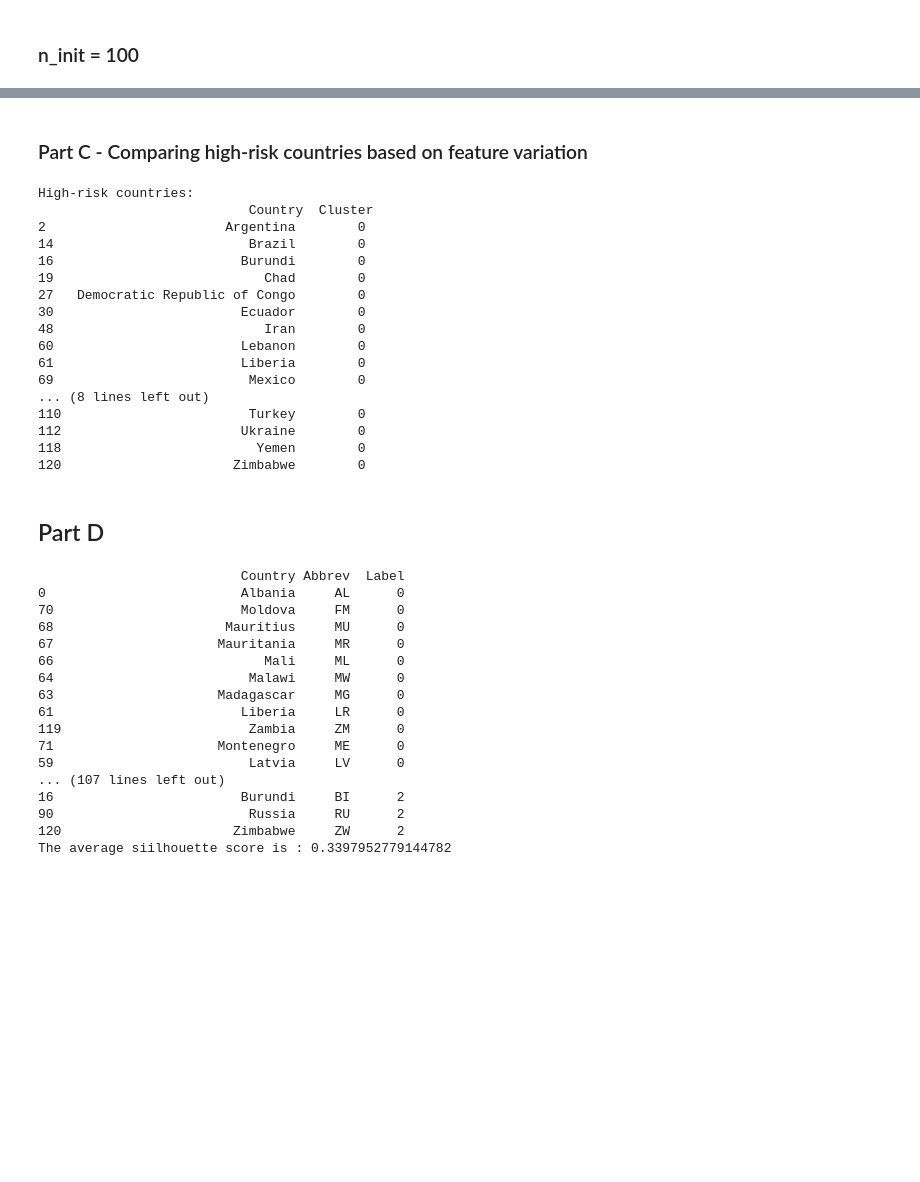
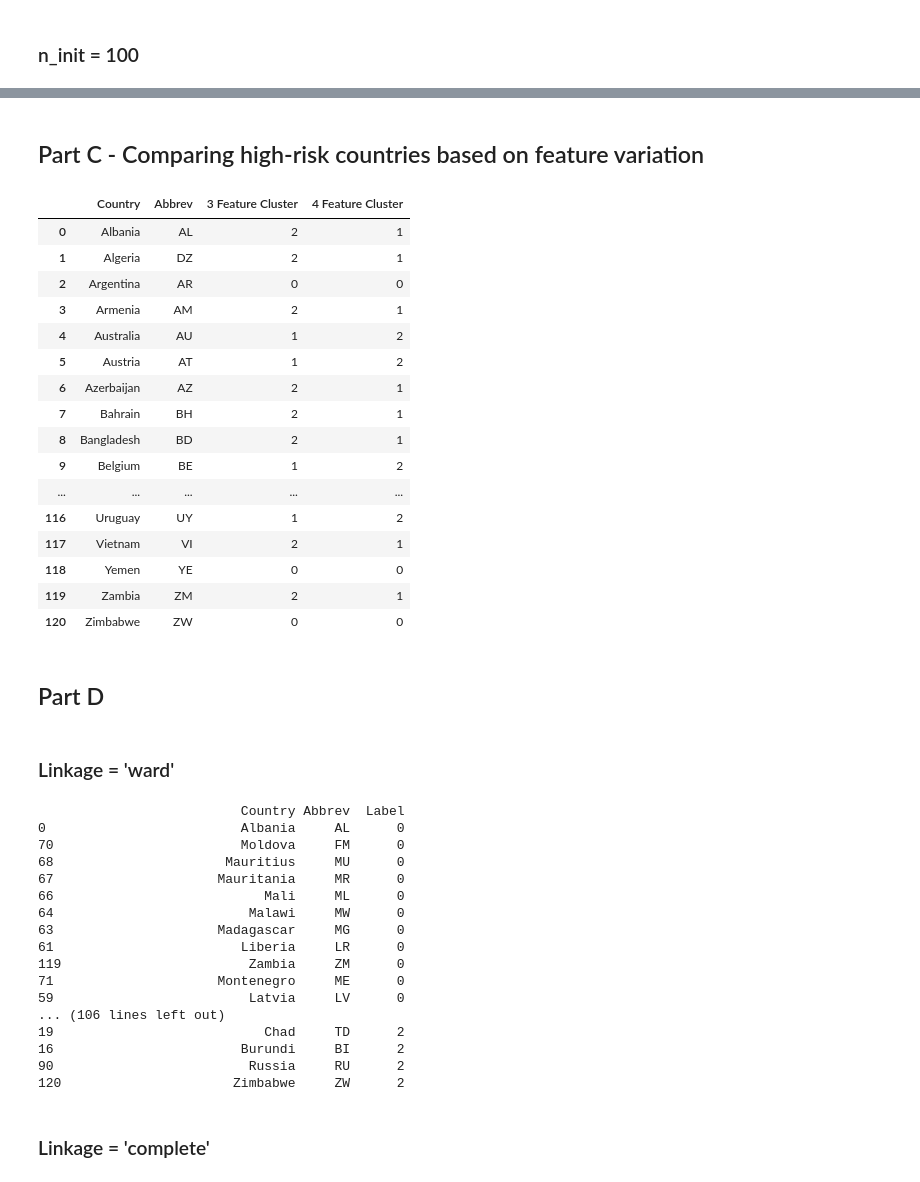
Before and after one commit to kanishsharma/rsm338, a Jupyter notebook: Assignment 2/CountryRisk_2019_kmeans_results.ipynb, the cells around one changed output, grey strips where cells are left out. Saved outputs shown, nothing was run; the diff lists cells and outputs as text; code cells hidden in the pictures; blank space fills up the shorter version.

```diff
--- a/Assignment 2/CountryRisk_2019_kmeans_results.ipynb
+++ b/Assignment 2/CountryRisk_2019_kmeans_results.ipynb
@@ -399,15 +395,14 @@ with pd.option_context('display.max_rows', None, 'display.max_columns', 3):
 # %% [markdown]
 ### n_init = 20
 # %%
-k = 3
-kmeans = KMeans(n_clusters=k, random_state=19, n_init=20)
-kmeans.fit(X)
+kmeans20 = KMeans(n_clusters=k, random_state=19, n_init=20)
+kmeans20.fit(X)
 
 # print inertia & cluster center
 print("inertia for k=3 is", kmeans.inertia_)
 print("cluster centers: ", kmeans.cluster_centers_)
 
 # take a quick look at the result
-y20 = kmeans.labels_
+y20 = kmeans20.labels_
 print("cluster labels: ", y20)
 # %% [output]
@@ -534,57 +529,53 @@ with pd.option_context('display.max_rows', None, 'display.max_columns', 3):
 # %% [markdown]
-### Part C - Comparing high-risk countries based on feature variation
+## Part C - Comparing high-risk countries based on feature variation
 # %%
 features = raw[['Corruption', 'Peace', 'Legal', 'GDP Growth']]
 
-# Standardizing the features
-scaler = StandardScaler()
-features_scaled = scaler.fit_transform(features)
+features_scaled = (features - features.mean())/ features.std()
 
 # Applying KMeans Clustering
-kmeans = KMeans(n_clusters=3, n_init=100, random_state=42)
+kmeans = KMeans(n_clusters=3, n_init=10, random_state=42)
 kmeans.fit(features_scaled)
 
-# Getting the cluster labels for each country
+
 labels = kmeans.labels_
 
-# Adding the cluster labels to your DataFrame
-raw['Cluster'] = labels
+feature4 = pd.DataFrame({'Country':raw['Country'], 'Abbrev':raw['Abbrev'], '3 Feature Cluster':labels})
+feature4_feature3_comp = pd.merge(feature4, result)
+feature4_feature3_comp = feature4_feature3_comp.rename(columns={'Label' : '4 Feature Cluster'})
 
+pd.set_option("display.max_rows", None)
 
-high_risk_countries = raw[raw['Cluster'] == 0]
-
-# Printing out the high-risk countries
-print("High-risk countries:\n", high_risk_countries[['Country', 'Cluster']])
+feature4_feature3_comp
 # %% [output]
-High-risk countries:
-                           Country  Cluster
-2                       Argentina        0
-14                         Brazil        0
-16                        Burundi        0
-19                           Chad        0
-27   Democratic Republic of Congo        0
-30                        Ecuador        0
-48                           Iran        0
-60                        Lebanon        0
-61                        Liberia        0
-69                         Mexico        0
-... (8 lines left out)
-110                        Turkey        0
-112                       Ukraine        0
-118                         Yemen        0
-120                      Zimbabwe        0
+|  | Country | Abbrev | 3 Feature Cluster | 4 Feature Cluster |
+| 0 | Albania | AL | 2 | 1 |
+| 1 | Algeria | DZ | 2 | 1 |
+| 2 | Argentina | AR | 0 | 0 |
+| 3 | Armenia | AM | 2 | 1 |
+| 4 | Australia | AU | 1 | 2 |
+| 5 | Austria | AT | 1 | 2 |
+| 6 | Azerbaijan | AZ | 2 | 1 |
+| 7 | Bahrain | BH | 2 | 1 |
+| 8 | Bangladesh | BD | 2 | 1 |
+| 9 | Belgium | BE | 1 | 2 |
+| ... | ... | ... | ... | ... |
+| 116 | Uruguay | UY | 1 | 2 |
+| 117 | Vietnam | VI | 2 | 1 |
+| 118 | Yemen | YE | 0 | 0 |
+| 119 | Zambia | ZM | 2 | 1 |
+| 120 | Zimbabwe | ZW | 0 | 0 |
 # %% [markdown]
 ## Part D
+# %% [markdown]
+### Linkage = 'ward'
 # %%
 agglomerative_clusters = AgglomerativeClustering(n_clusters=3, linkage='ward').fit(X)
 c_ward = agglomerative_clusters.labels_
 
-result = pd.DataFrame({'Country':raw['Country'], 'Abbrev':raw['Abbrev'], 'Label':c_ward})
+result_aw = pd.DataFrame({'Country':raw['Country'], 'Abbrev':raw['Abbrev'], 'Label':c_ward})
 with pd.option_context('display.max_rows', None, 'display.max_columns', 3):
-    print(result.sort_values('Label'))
-
-ward_silhouette = silhouette_score(X, c_ward)
-print("The average siilhouette score is :", ward_silhouette)
+    print(result_aw.sort_values('Label'))
 # %% [output]
                           Country Abbrev  Label
 0                         Albania     AL      0
@@ -598,11 +589,13 @@ print("The average siilhouette score is :", ward_silhouette)
 119                        Zambia     ZM      0
 71                     Montenegro     ME      0
 59                         Latvia     LV      0
-... (107 lines left out)
+... (106 lines left out)
+19                           Chad     TD      2
 16                        Burundi     BI      2
 90                         Russia     RU      2
 120                      Zimbabwe     ZW      2
-The average siilhouette score is : 0.3397952779144782
+# %% [markdown]
+### Linkage = 'complete'
 # %%
 agglomerative_clusters = AgglomerativeClustering(n_clusters=3, linkage='complete').fit(X)
 c_complete = agglomerative_clusters.labels_
```
Also changed, not shown: parts of 44 cells of this notebook.
